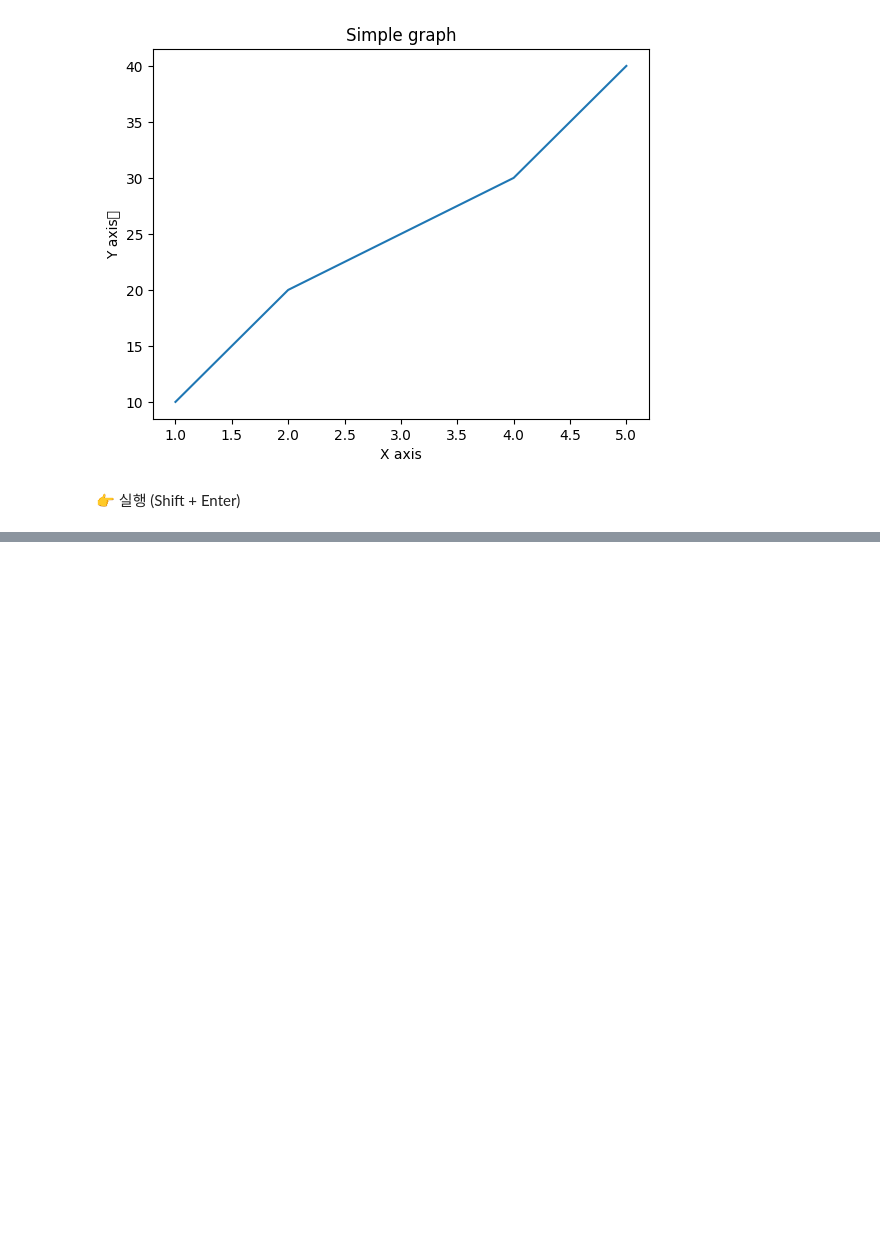
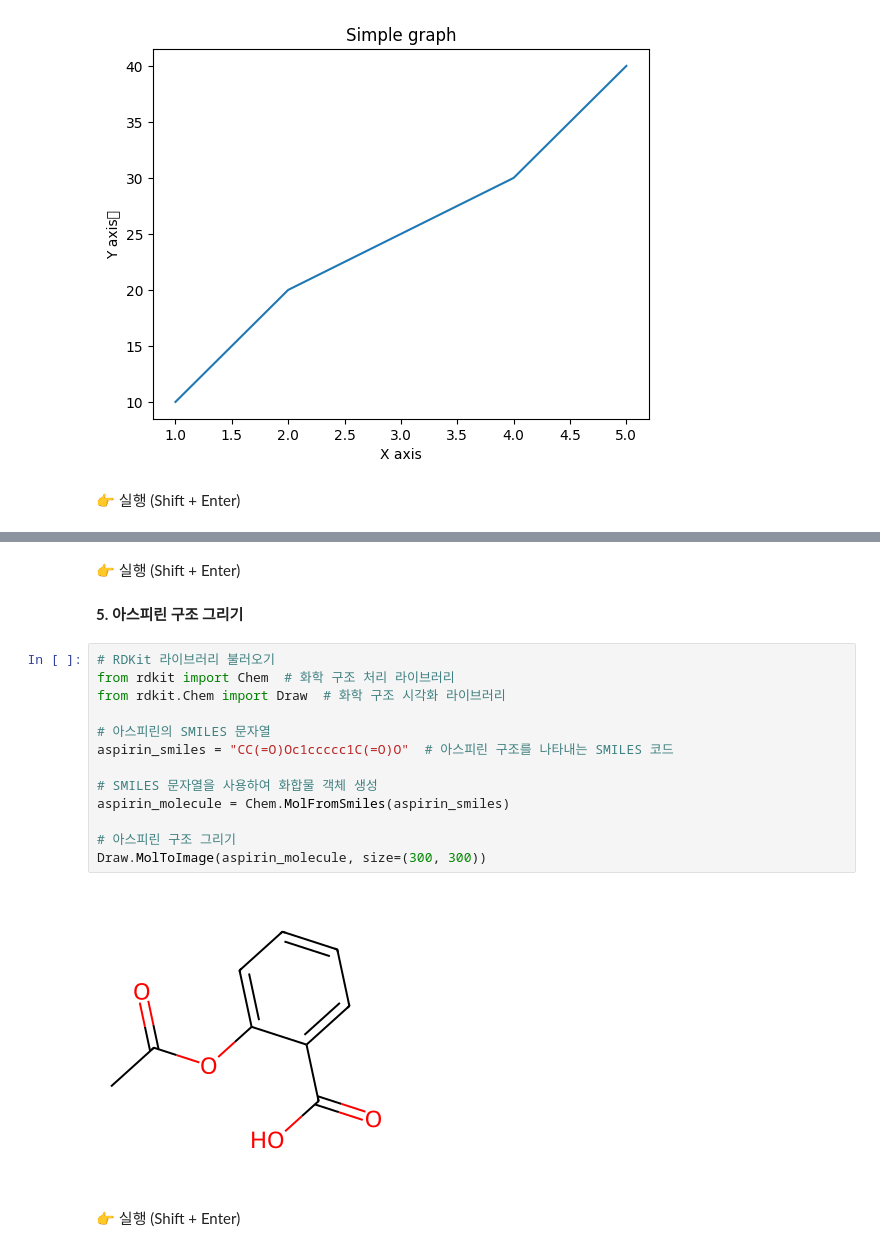
Before and after one commit to jfjoung/AI_For_Chemistry, a Jupyter notebook: Week_1_Introduction_to_AI_with_Python.ipynb, the cells around one changed output, grey strips where cells are left out. Saved outputs shown, nothing was run; the diff lists cells and outputs as text; blank space fills up the shorter version.

Commit message:
rdkit update

```diff
--- a/Week_1_Introduction_to_AI_with_Python.ipynb
+++ b/Week_1_Introduction_to_AI_with_Python.ipynb
@@ -74,3 +92,24 @@ plt.show()  # 그래프 출력
+# %% [markdown]
+👉 실행 (Shift + Enter)
+# %% [markdown]
+**5. 아스피린 구조 그리기**
+# %%
+# RDKit 라이브러리 불러오기
+from rdkit import Chem  # 화학 구조 처리 라이브러리
+from rdkit.Chem import Draw  # 화학 구조 시각화 라이브러리
+
+# 아스피린의 SMILES 문자열
+aspirin_smiles = "CC(=O)Oc1ccccc1C(=O)O"  # 아스피린 구조를 나타내는 SMILES 코드
+
+# SMILES 문자열을 사용하여 화합물 객체 생성
+aspirin_molecule = Chem.MolFromSmiles(aspirin_smiles)
+
+# 아스피린 구조 그리기
+Draw.MolToImage(aspirin_molecule, size=(300, 300))
+# %% [output]
+[figure, added]
+# %% [markdown]
+👉 실행 (Shift + Enter)
 # %% [markdown]
 **4. 주피터 노트북 사용법 복습**
 
```
Also changed, not shown: parts of 4 cells of this notebook.
